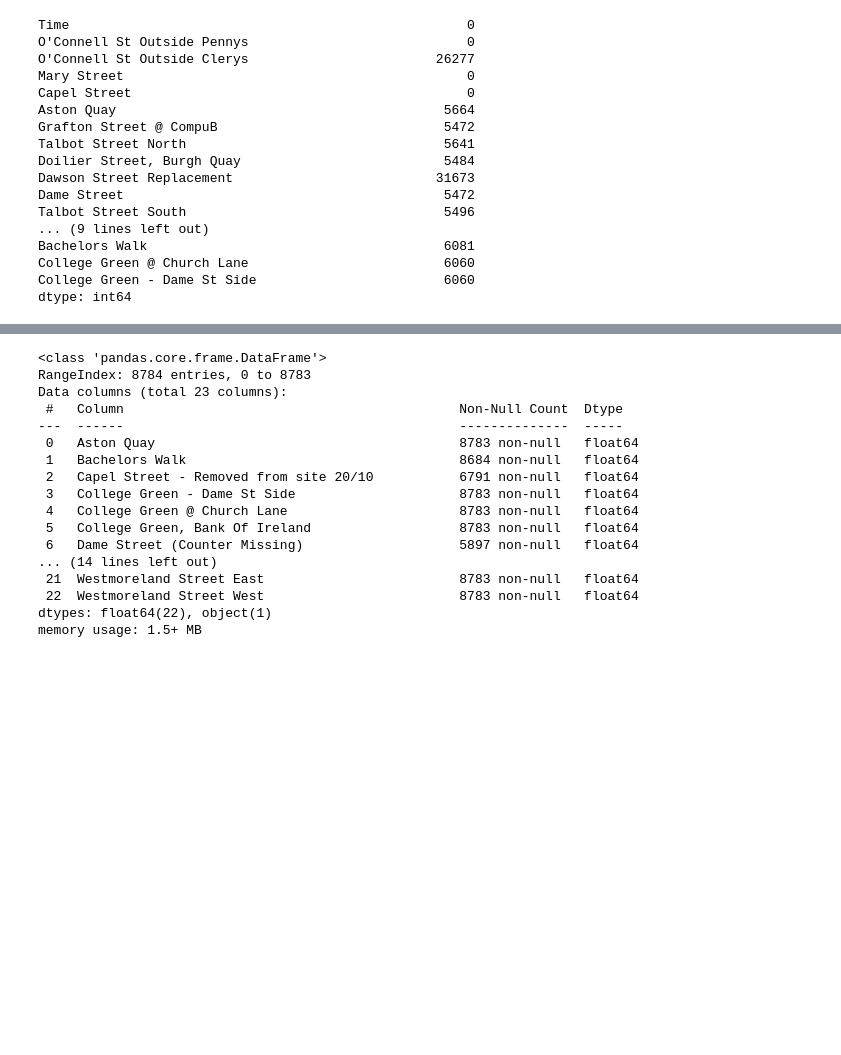
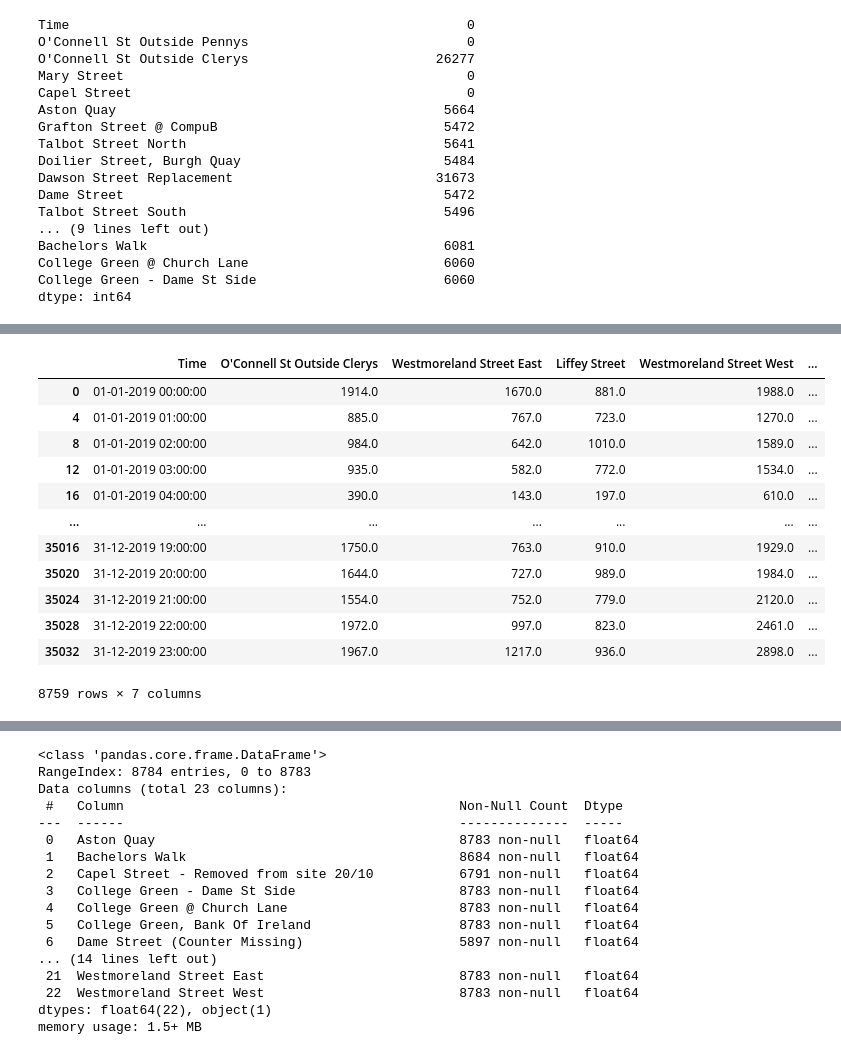
Before and after one commit to Pabaz22/slcities, a Jupyter notebook: notebooks/data_cleaning_VL.ipynb, the cells around one changed output, grey strips where cells are left out. Saved outputs shown, nothing was run; the diff lists cells and outputs as text; code cells hidden in the pictures; blank space fills up the shorter version.

```diff
--- a/notebooks/data_cleaning_VL.ipynb
+++ b/notebooks/data_cleaning_VL.ipynb
@@ -67,0 +68,6 @@ len(data_2019['O\'Connell St Outside Clerys']) - data_2019['O\'Connell St Outsid
+# %%
+data_2019_cleaned['Dawson total']=\
+pd.concat([data_2019_cleaned['Dawson Street'].iloc[:30000],\
+           data_2019_cleaned['Dawson Street Replacement'].iloc[30000:]])
+# %%
+data_2019_cleaned = data_2019_cleaned.drop(columns=['Dawson Street','Dawson Street Replacement'])
@@ -67,0 +78,20 @@ len(data_2019['O\'Connell St Outside Clerys']) - data_2019['O\'Connell St Outsid
+# %%
+for i in range(data_2019_cleaned.shape[0]):
+    if i%4 != 0 :
+        data_2019_cleaned = data_2019_cleaned.drop(index = i)
+# %%
+data_2019_cleaned
+# %% [output]
+|  | Time | O'Connell St Outside Clerys | Westmoreland Street East | Liffey Street | Westmoreland Street West | ... |
+| 0 | 01-01-2019 00:00:00 | 1914.0 | 1670.0 | 881.0 | 1988.0 | ... |
+| 4 | 01-01-2019 01:00:00 | 885.0 | 767.0 | 723.0 | 1270.0 | ... |
+| 8 | 01-01-2019 02:00:00 | 984.0 | 642.0 | 1010.0 | 1589.0 | ... |
+| 12 | 01-01-2019 03:00:00 | 935.0 | 582.0 | 772.0 | 1534.0 | ... |
+| 16 | 01-01-2019 04:00:00 | 390.0 | 143.0 | 197.0 | 610.0 | ... |
+| ... | ... | ... | ... | ... | ... | ... |
+| 35016 | 31-12-2019 19:00:00 | 1750.0 | 763.0 | 910.0 | 1929.0 | ... |
+| 35020 | 31-12-2019 20:00:00 | 1644.0 | 727.0 | 989.0 | 1984.0 | ... |
+| 35024 | 31-12-2019 21:00:00 | 1554.0 | 752.0 | 779.0 | 2120.0 | ... |
+| 35028 | 31-12-2019 22:00:00 | 1972.0 | 997.0 | 823.0 | 2461.0 | ... |
+| 35032 | 31-12-2019 23:00:00 | 1967.0 | 1217.0 | 936.0 | 2898.0 | ... |
+8759 rows × 7 columns
```
Also changed, not shown: parts of 18 cells of this notebook.
